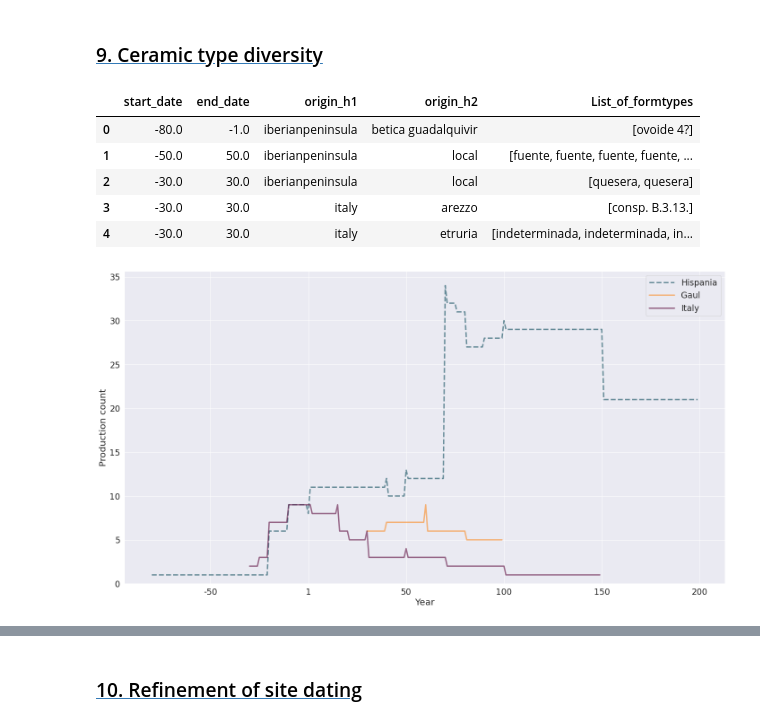
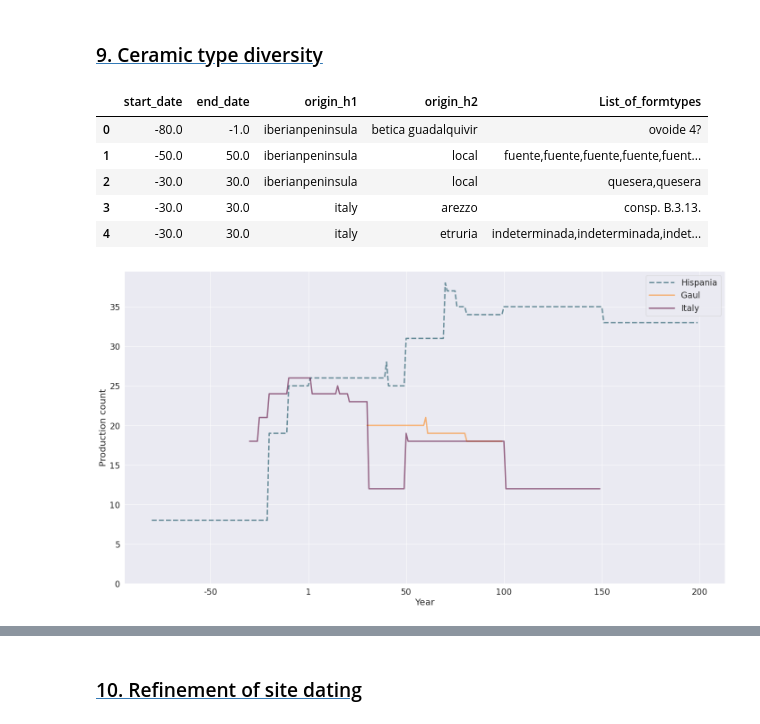
Before and after one commit to albaarodrigueznovoa/Atlantica, a Jupyter notebook: ATLANTICA_data/paper/ATLANTICA.ipynb, the cells around one changed output, grey strips where cells are left out. Drawn from its saved outputs; the diff is of its cells as text; code cells hidden in the pictures.

```diff
--- a/ATLANTICA_data/paper/ATLANTICA.ipynb
+++ b/ATLANTICA_data/paper/ATLANTICA.ipynb
@@ -286,0 +290,5 @@ plt.savefig("Figs/Fig7.png")
+# %%
+df0 = data.groupby(['origin_h1', 'origin_h2', 'form', 'start_date', 'end_date', 'site', 'class'])["mni"].apply(lambda x : x.sum())
+data = data[data['form'] != 'indeterminada']
+df0 = df0.reset_index()
+df0.head()
@@ -286,0 +316,19 @@ plt.savefig("Figs/Fig7.png")
+# %%
+freq_vajillafina = year_freq_df(df1[(df1['class'] == 'vajilla fina') & (df1['origin_h2'] != 'local')],
+                          lower_date = 'start_date',
+                          upper_date = 'end_date',
+                          sum_freq = 'sum_freq_per_year_mni')
+freq_anfora = year_freq_df(df1[(df1['class'] == 'anfora') & (df1['origin_h2'] != 'local')],
+                         lower_date = 'start_date',
+                         upper_date = 'end_date',
+                         sum_freq = 'sum_freq_per_year_mni')
+freq_ceracm = year_freq_df(df1[(df1['class'] == 'ceramica comun') & (df1['origin_h2'] != 'local')],
+                         lower_date = 'start_date',
+                         upper_date = 'end_date',
+                         sum_freq = 'sum_freq_per_year_mni')
+freq_lamp = year_freq_df(df1[(df1['class'] == 'lucerna') & (df1['origin_h2'] != 'local')],
+                         lower_date = 'start_date',
+                         upper_date = 'end_date',
+                         sum_freq = 'sum_freq_per_year_mni')
+# %%
+df_dictionary = {'Fine wares': freq_vajillafina, 'Amphorae': freq_anfora, 'Common wares': freq_ceracm, 'Lamps' : freq_lamp}
@@ -288,17 +385,16 @@ plt.savefig("Figs/Fig7.png")
 ### [<span style="color:black">9. Ceramic type diversity</span>](#nine) <a id="9"></a>
 # %%
 form_types = data.groupby(["start_date", "end_date", "origin_h1", "origin_h2"])["form"].apply(lambda x: ",".join(x))
-form_types = form_types.apply(lambda x: x.split(","))
 form_types= form_types.reset_index()
 form_types = form_types.rename(columns = {"form":"List_of_formtypes"})
 form_types.head()
 # %% [output]
 |  | start_date | end_date | origin_h1 | origin_h2 | List_of_formtypes |
-| 0 | -80.0 | -1.0 | iberianpeninsula | betica guadalquivir | [ovoide 4?] |
-| 1 | -50.0 | 50.0 | iberianpeninsula | local | [fuente, fuente, fuente, fuente, ... |
-| 2 | -30.0 | 30.0 | iberianpeninsula | local | [quesera, quesera] |
-| 3 | -30.0 | 30.0 | italy | arezzo | [consp. B.3.13.] |
-| 4 | -30.0 | 30.0 | italy | etruria | [indeterminada, indeterminada, in... |
+| 0 | -80.0 | -1.0 | iberianpeninsula | betica guadalquivir | ovoide 4? |
+| 1 | -50.0 | 50.0 | iberianpeninsula | local | fuente,fuente,fuente,fuente,fuent... |
+| 2 | -30.0 | 30.0 | iberianpeninsula | local | quesera,quesera |
+| 3 | -30.0 | 30.0 | italy | arezzo | consp. B.3.13. |
+| 4 | -30.0 | 30.0 | italy | etruria | indeterminada,indeterminada,indet... |
 # %%
 sites = ["iberianpeninsula", "gaul", "italy"]
 production_count = {}
@@ -309,35 +405,53 @@ for site in sites:
         label = "Hispania"
     else:
         df1 = form_types[form_types["origin_h1"] == site]
         label = site.capitalize()
 
     freq = year_object_count_df(df1,
-                                lower_date = "start_date",
+                              sns.set(font_scale=1.7)
+sns.set_style(style='white')
+fig, ax = plt.subplots(figsize=(20, 11))
+
+plot_graph(dicts_of_df = freq_evol,
+           palette=['black'],
+           linestyle = 'solid',
+           linewidth = '4',
+           ax = ax)
+
+ax.set_ylim(0, None)
+ax.set_facecolor("white")
+ax.set_ylabel("Frequency")
+ax.set_xlabel("Year")
+ax.set_xticklabels([int(i) if i != 0 else 1 for i in ax.get_xticks()])
+ax.get_legend().remove()
+
+plt.tight_layout()
+plt.savefig("Figs/Fig15.png")  lower_date = "start_date",
                                 upper_date = "end_date",
                                 object_list = "List_of_formtypes")
     production_count[label] = freq
 
 sns.set(font_scale=1.7)
 fig, ax = plt.subplots(figsize=(20, 11))
 
 plot_graph(dicts_of_df = production_count,
            palette=["#0F4C5C", "#FB8B24", "#5f0f40"],
            ax = ax,
            alpha = 0.6)
 
 ax.lines[0].set_linestyle("--")
 ax.lines[1].set_linestyle("-")
 ax.lines[2].set_linestyle("-")
 ax.set_ylim(0, None)
 ax.set_ylabel("Production count")
 ax.set_xlabel("Year")
 ax.set_xticklabels([int(i) if i != 0 else 1 for i in ax.get_xticks()])
 plt.legend(handlelength=3)
 
 plt.tight_layout()
 plt.savefig("Figs/Fig8.png")
 # %% [output]
-[figure, old version]
+[figure, new version]
 # %%
 sites = ["campanialacio", "arezzo", "etruria",  "lipari", "lagraufesenque", "betica", "lucusaugusti", "bracaraaugusta", "emeritaaugusta", "tricio"]
 freq_types = {}
```
Also changed, not shown: parts of 14 cells of this notebook, 2 other files.
